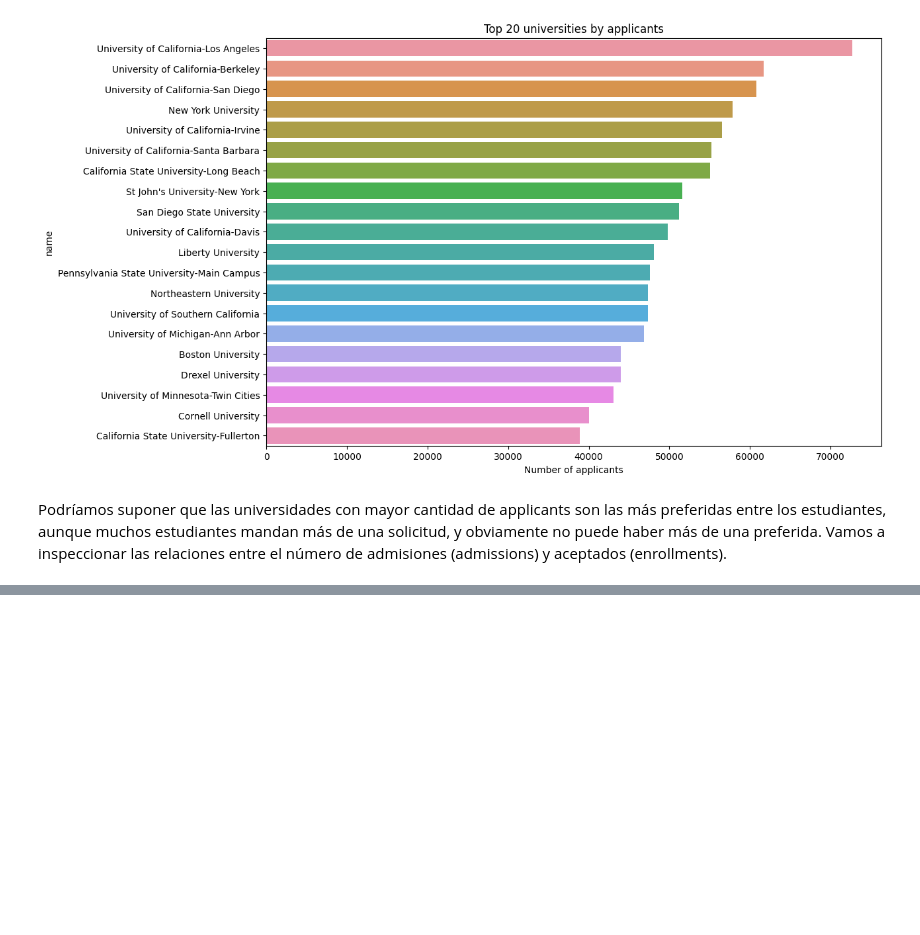
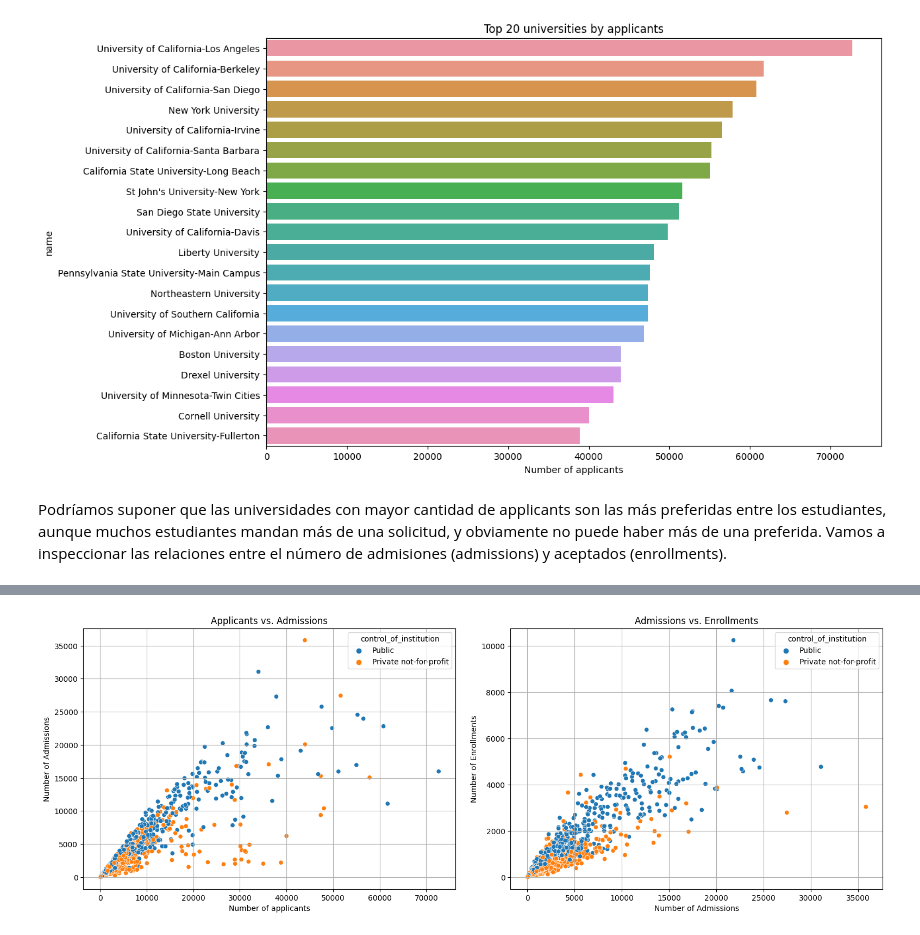
Before and after one commit to VegaNicolas/Exploratory-Data-Analysis---American-Universities-IPEDS-2013, a Jupyter notebook: American_Universities.ipynb, the cells around one changed output, grey strips where cells are left out. Drawn from its saved outputs; the diff is of its cells as text; code cells hidden in the pictures; blank space fills up the shorter version.

Commit message:
added enrollment_rate vs applicants graoh

```diff
--- a/American_Universities.ipynb
+++ b/American_Universities.ipynb
@@ -326,0 +336,20 @@ plt.tight_layout(pad=2)
+# %%
+plt.figure(figsize=(16,6))
+
+plt.subplot(1, 2, 1)
+plt.title('Applicants vs. Admissions')
+sns.scatterplot(y=df['admissions_total'], x=df['applicants_total'], hue=df['control_of_institution'])
+plt.ylabel('Number of Admissions')
+plt.xlabel('Number of applicants')
+plt.grid()
+
+plt.subplot(1, 2, 2)
+plt.title('Admissions vs. Enrollments')
+sns.scatterplot(y=df['enrolled_total'], x=df['admissions_total'], hue=df['control_of_institution'])
+plt.xlabel('Number of Admissions')
+plt.ylabel('Number of Enrollments')
+plt.grid()
+
+plt.tight_layout(pad=2)
+# %% [output]
+[figure, added]
```
Also changed, not shown: parts of 9 cells of this notebook.
